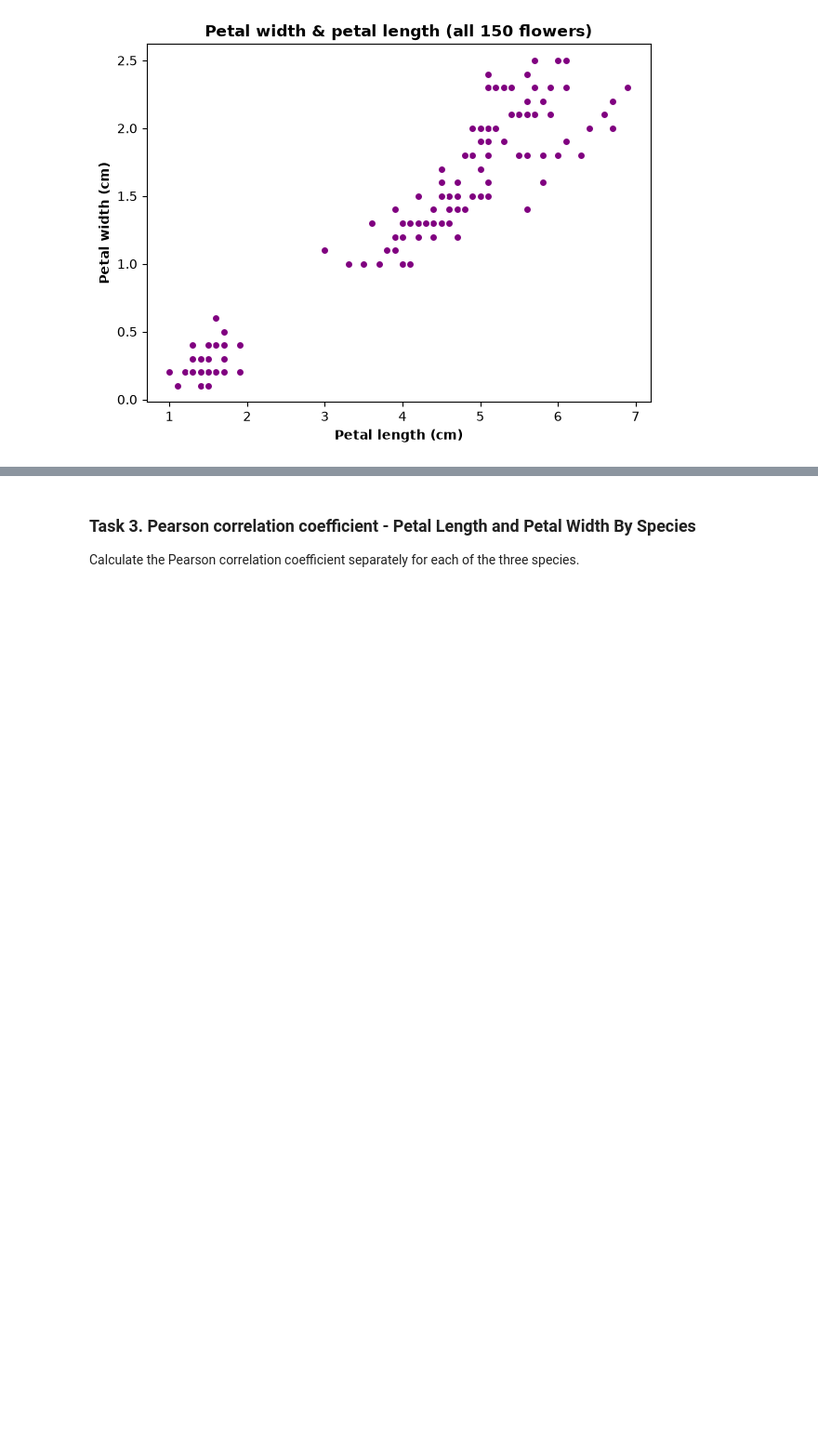
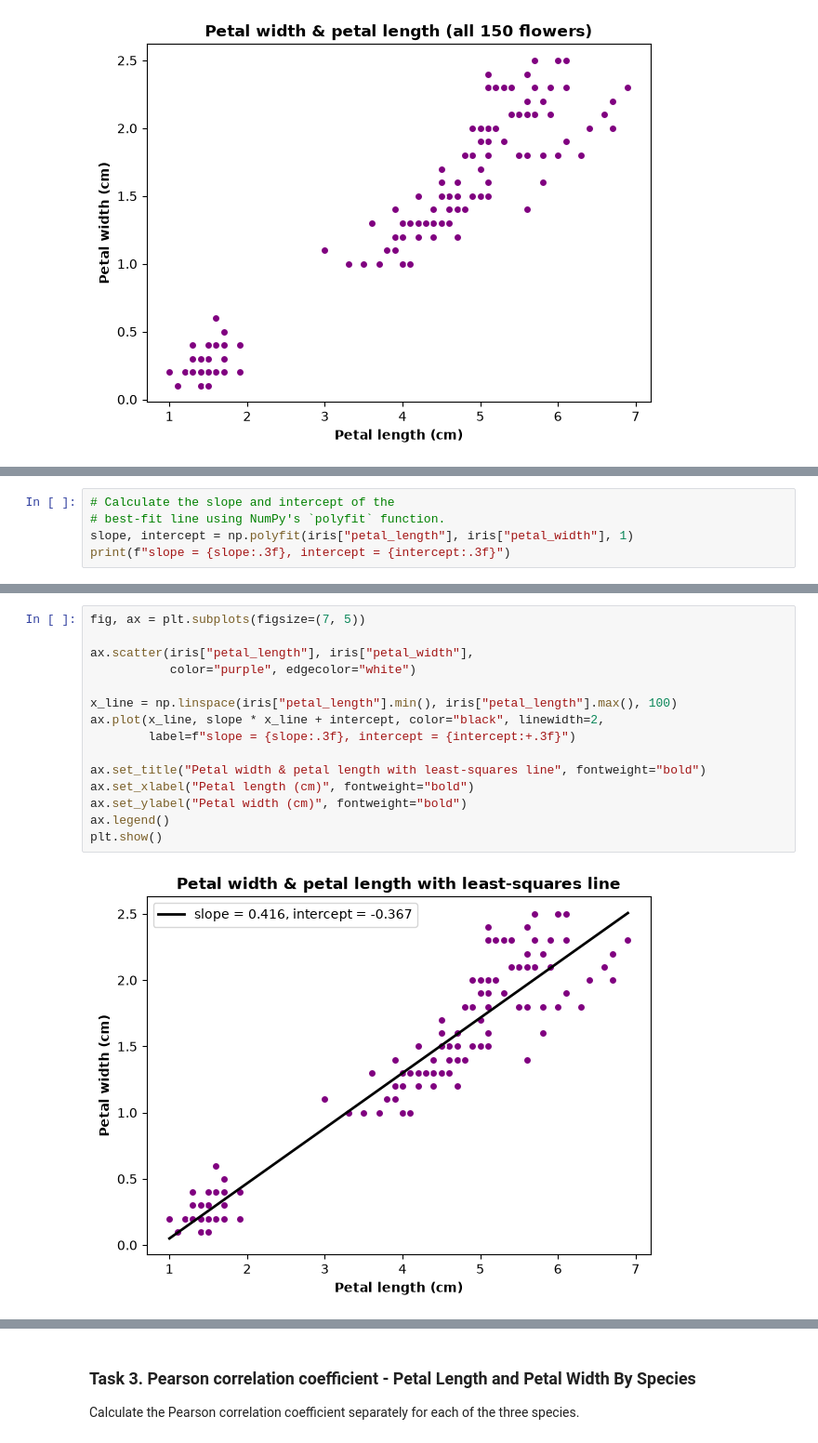
Before and after one commit to NibnabCodes/Applied-Statistics-Assessment, a Jupyter notebook: problems.ipynb, the cells around one changed output, grey strips where cells are left out. Shown at 93% size. Saved outputs shown, nothing was run; the diff lists cells and outputs as text; blank space fills up the shorter version.

Commit message:
Calculate the slope & intercept of best fit line; Add least squares regression line to petal length & width scatterplot

```diff
--- a/problems.ipynb
+++ b/problems.ipynb
@@ -266,0 +267,5 @@ First, I fit it with `numpy.polyfit` (degree 1), which returns the slope and int
+# %%
+# Calculate the slope and intercept of the
+# best-fit line using NumPy's `polyfit` function.
+slope, intercept = np.polyfit(iris["petal_length"], iris["petal_width"], 1)
+print(f"slope = {slope:.3f}, intercept = {intercept:.3f}")
@@ -266,0 +282,17 @@ First, I fit it with `numpy.polyfit` (degree 1), which returns the slope and int
+# %%
+fig, ax = plt.subplots(figsize=(7, 5))
+
+ax.scatter(iris["petal_length"], iris["petal_width"],
+           color="purple", edgecolor="white")
+
+x_line = np.linspace(iris["petal_length"].min(), iris["petal_length"].max(), 100)
+ax.plot(x_line, slope * x_line + intercept, color="black", linewidth=2,
+        label=f"slope = {slope:.3f}, intercept = {intercept:+.3f}")
+
+ax.set_title("Petal width & petal length with least-squares line", fontweight="bold")
+ax.set_xlabel("Petal length (cm)", fontweight="bold")
+ax.set_ylabel("Petal width (cm)", fontweight="bold")
+ax.legend()
+plt.show()
+# %% [output]
+[figure, added]
```
Also changed, not shown: parts of 5 cells of this notebook.
